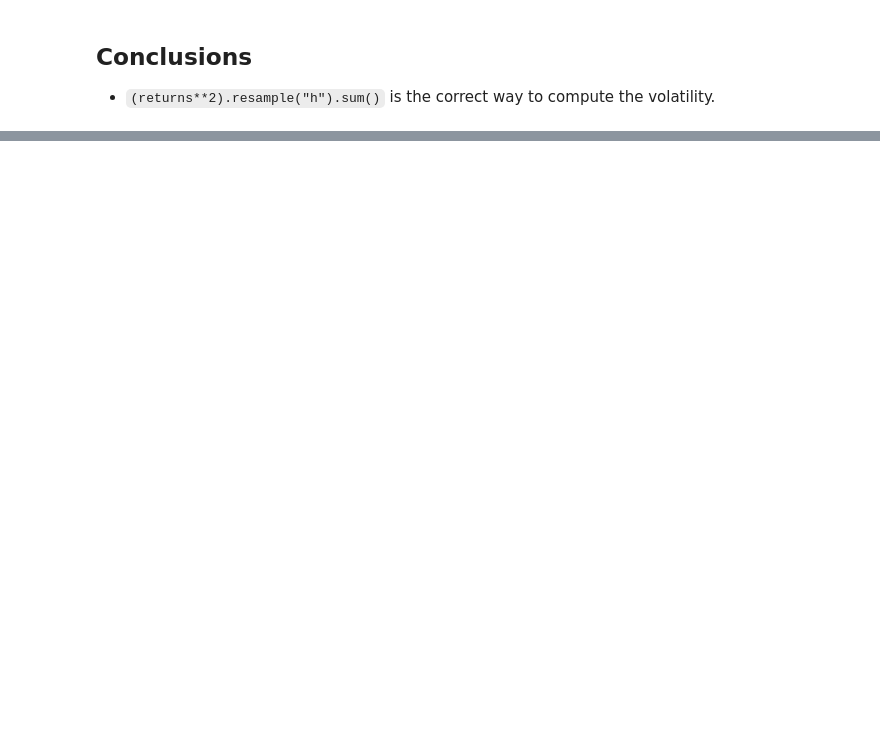
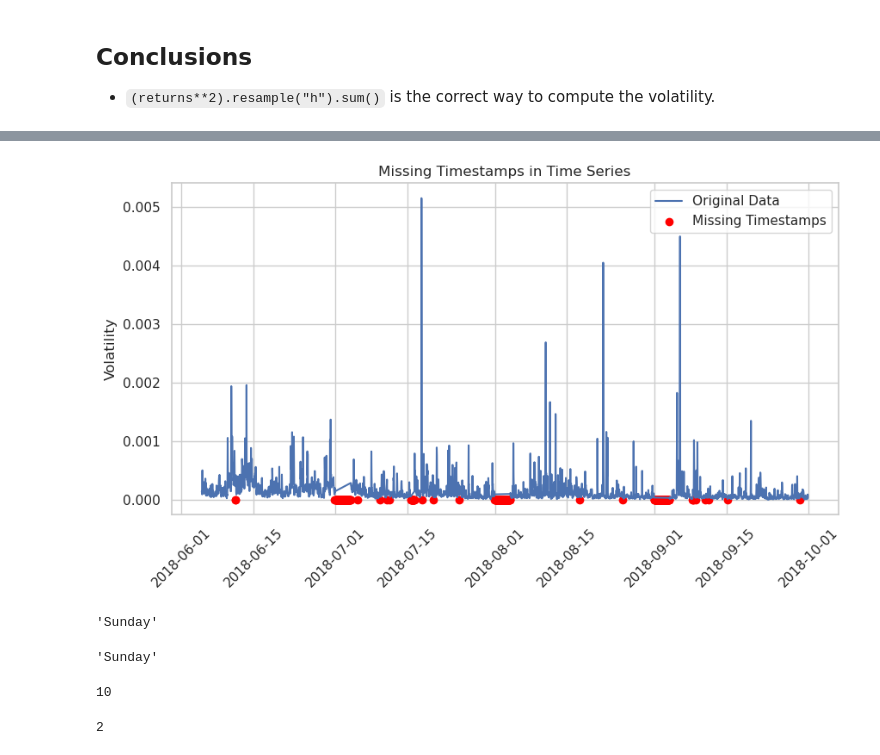
Before and after one commit to v-buchkov/mlfcs, a Jupyter notebook: experiments/miro/1.0-mz-eda.ipynb, the cells around one changed output, grey strips where cells are left out. Drawn from its saved outputs; the diff is of its cells as text; code cells hidden in the pictures; blank space fills up the shorter version.

```diff
--- a/experiments/miro/1.0-mz-eda.ipynb
+++ b/experiments/miro/1.0-mz-eda.ipynb
@@ -990,0 +1018,4 @@ hourly
+# %%
+# where are the gaps?
+full_vola_ser = full_data.to_pandas().set_index('datetime').loc[:,  'vol']
+full_vola_ser
@@ -990,0 +1036,5 @@ hourly
+# %%
+timestamps = pd.date_range(start=full_vola_ser.index.min(), end=full_vola_ser.index.max(), freq='h')
+timestamps = pd.Series(timestamps)
+missing_timestamps = timestamps[timestamps.isin(full_vola_ser.index) == False]
+missing_timestamps
@@ -990,0 +1054,25 @@ hourly
+# %%
+# plot the missing timestamps
+plt.figure(figsize=(10, 5))
+plt.plot(full_vola_ser.index, full_vola_ser.values, label='Original Data')
+plt.scatter(missing_timestamps, [0] * len(missing_timestamps), color='red', label='Missing Timestamps')
+plt.title('Missing Timestamps in Time Series')
+#plt.xlabel('t')
+plt.ylabel('Volatility')
+plt.xticks(rotation=45)
+plt.legend()
+plt.show()
+# %% [output]
+[figure, added]
+# %%
+# what day in the week is 2018-05-06?
+import datetime
+date = datetime.datetime.strptime("2018-07-01", "%Y-%m-%d")
+date.strftime("%A")  # Monday
+# %% [output]
+'Sunday'
+# %%
+date = datetime.datetime.strptime("2018-09-30", "%Y-%m-%d")
+date.strftime("%A")  # Sunday
+# %% [output]
+'Sunday'
@@ -990,0 +1083,10 @@ hourly
+# %%
+# intesect modays with  full_vola_ser.index
+
+len([monday for monday in modays if monday in full_vola_ser.index])
+# %% [output]
+10
+# %%
+modays.index(datetime.datetime.strptime("2018-07-16", "%Y-%m-%d"))  # 0
+# %% [output]
+2
```
Also changed, not shown: parts of 19 cells of this notebook, 8 other files.
